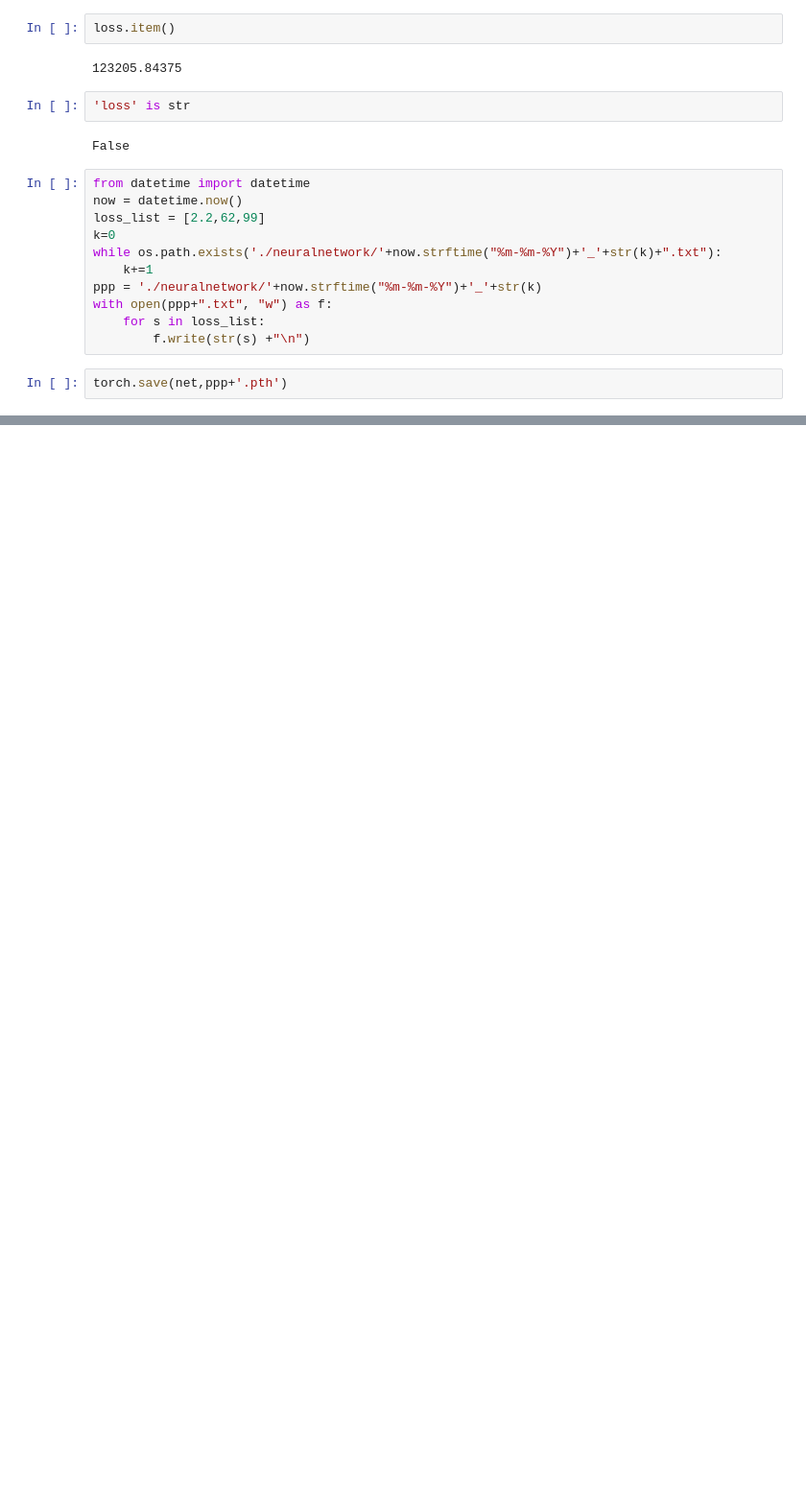
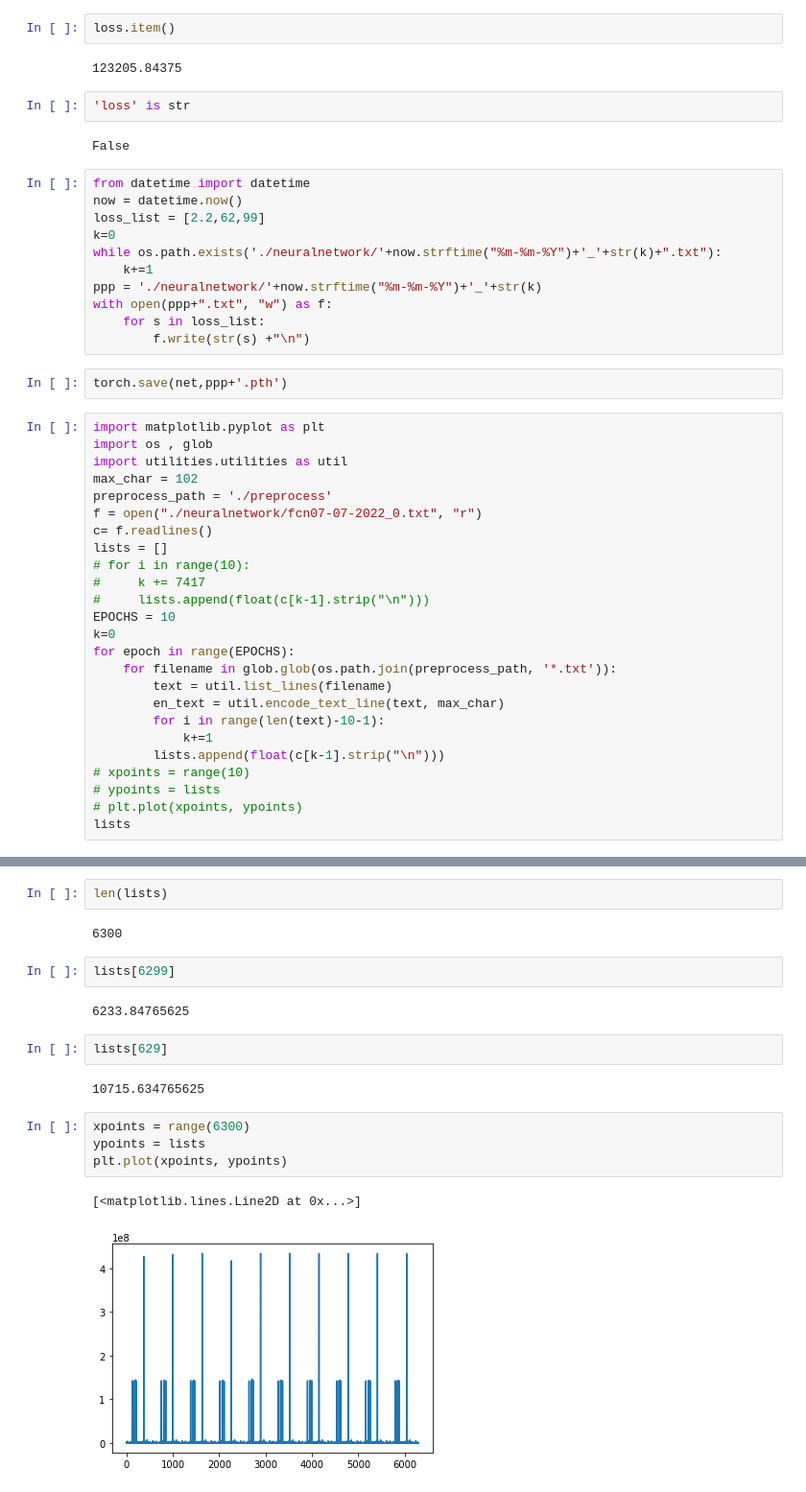
Before and after one commit to Parinya-Siri/lean-machine-learning, a Jupyter notebook: test.ipynb, the cells around one changed output, grey strips where cells are left out. Shown at 96% size. Cells and saved outputs as stored; diff of their text form; blank space fills up the shorter version.

```diff
--- a/test.ipynb
+++ b/test.ipynb
@@ -375,3 +360,28 @@ with open(ppp+".txt", "w") as f:
         f.write(str(s) +"\n")
 # %%
 torch.save(net,ppp+'.pth')
+# %%
+import matplotlib.pyplot as plt
+import os , glob
+import utilities.utilities as util
+max_char = 102
+preprocess_path = './preprocess'
+f = open("./neuralnetwork/fcn07-07-2022_0.txt", "r")
+c= f.readlines()
+lists = []
+# for i in range(10):
+#     k += 7417
+#     lists.append(float(c[k-1].strip("\n")))
+EPOCHS = 10
+k=0
+for epoch in range(EPOCHS):
+    for filename in glob.glob(os.path.join(preprocess_path, '*.txt')):
+        text = util.list_lines(filename)
+        en_text = util.encode_text_line(text, max_char)
+        for i in range(len(text)-10-1):
+            k+=1
+        lists.append(float(c[k-1].strip("\n")))
+# xpoints = range(10)
+# ypoints = lists
+# plt.plot(xpoints, ypoints)
+lists
@@ -377,0 +406,19 @@ torch.save(net,ppp+'.pth')
+# %%
+len(lists)
+# %% [output]
+6300
+# %%
+lists[6299]
+# %% [output]
+6233.84765625
+# %%
+lists[629]
+# %% [output]
+10715.634765625
+# %%
+xpoints = range(6300)
+ypoints = lists
+plt.plot(xpoints, ypoints)
+# %% [output]
+[<matplotlib.lines.Line2D at 0x...>]
+[figure, added]
```
Also changed, not shown: parts of 6 cells of this notebook, 6 other files.
